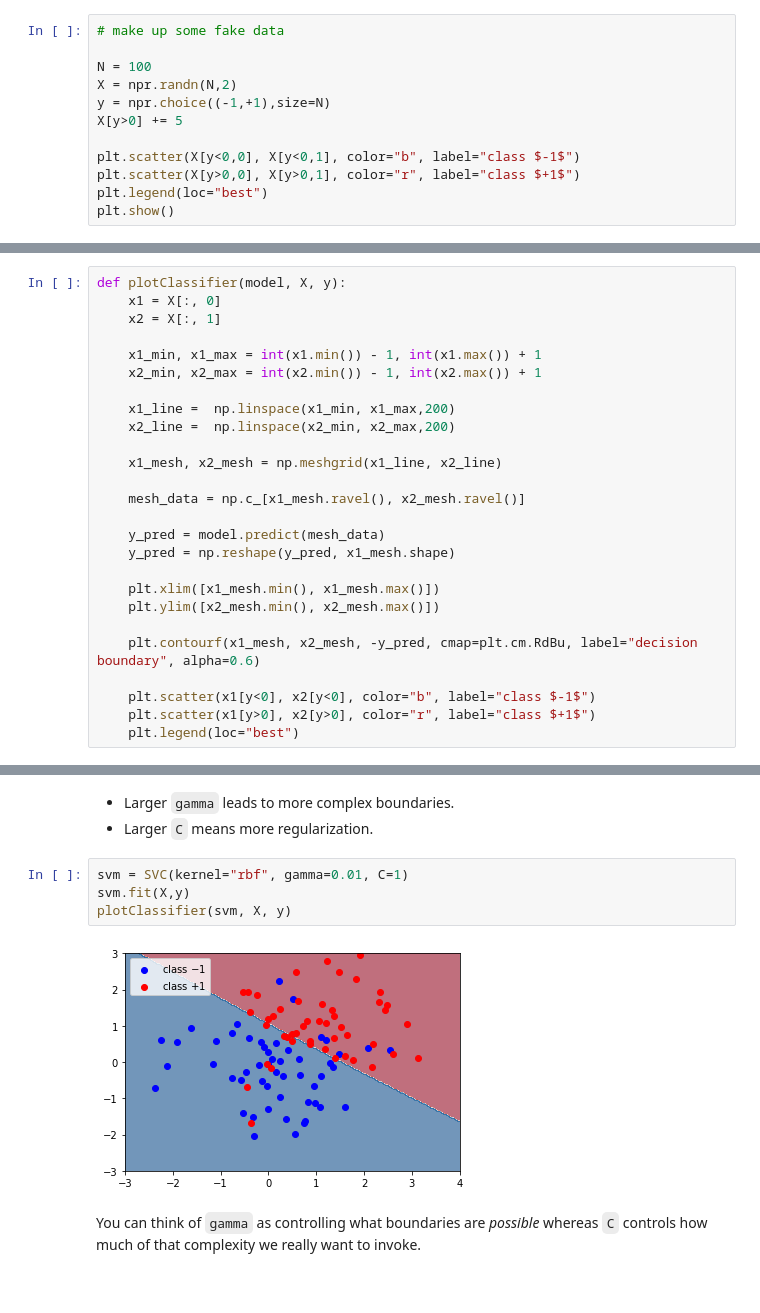
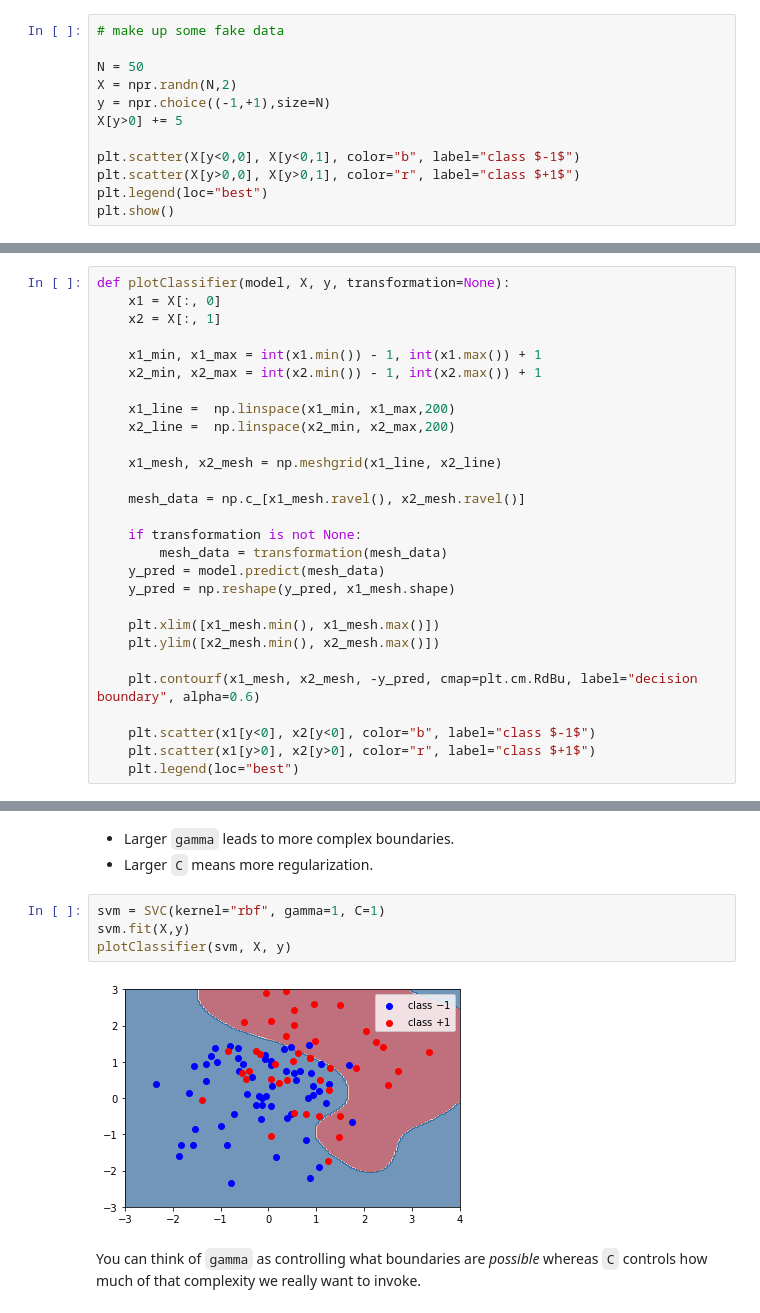
Before and after one commit to snowdj/beautiful-jekyll, a Jupyter notebook: lectures/L19demo.ipynb, the cells around one changed output, grey strips where cells are left out. Cells and saved outputs as stored; diff of their text form.

```diff
--- a/lectures/L19demo.ipynb
+++ b/lectures/L19demo.ipynb
@@ -13,7 +13,7 @@ import matplotlib.pyplot as plt
 # %%
 # make up some fake data
 
-N = 100
+N = 50
 X = npr.randn(N,2)
 y = npr.choice((-1,+1),size=N)
 X[y>0] += 5
@@ -27,5 +27,5 @@ plt.show()
 # %%
-def plotClassifier(model, X, y):
+def plotClassifier(model, X, y, transformation=None):
     x1 = X[:, 0]
     x2 = X[:, 1]
 
@@ -39,6 +39,8 @@ def plotClassifier(model, X, y):
 
     mesh_data = np.c_[x1_mesh.ravel(), x2_mesh.ravel()]
 
+    if transformation is not None:
+        mesh_data = transformation(mesh_data)
     y_pred = model.predict(mesh_data)
     y_pred = np.reshape(y_pred, x1_mesh.shape)
 
@@ -82,10 +84,10 @@ plt.show()
 - Larger `gamma` leads to more complex boundaries.
 - Larger `C` means more regularization.
 # %%
-svm = SVC(kernel="rbf", gamma=0.01, C=1)
+svm = SVC(kernel="rbf", gamma=1, C=1)
 svm.fit(X,y)
 plotClassifier(svm, X, y)
 # %% [output]
-[figure, old version]
+[figure, new version]
 # %% [markdown]
 You can think of `gamma` as controlling what boundaries are _possible_ whereas `C` controls how much of that complexity we really want to invoke.
```
Also changed, not shown: parts of 7 cells of this notebook.
